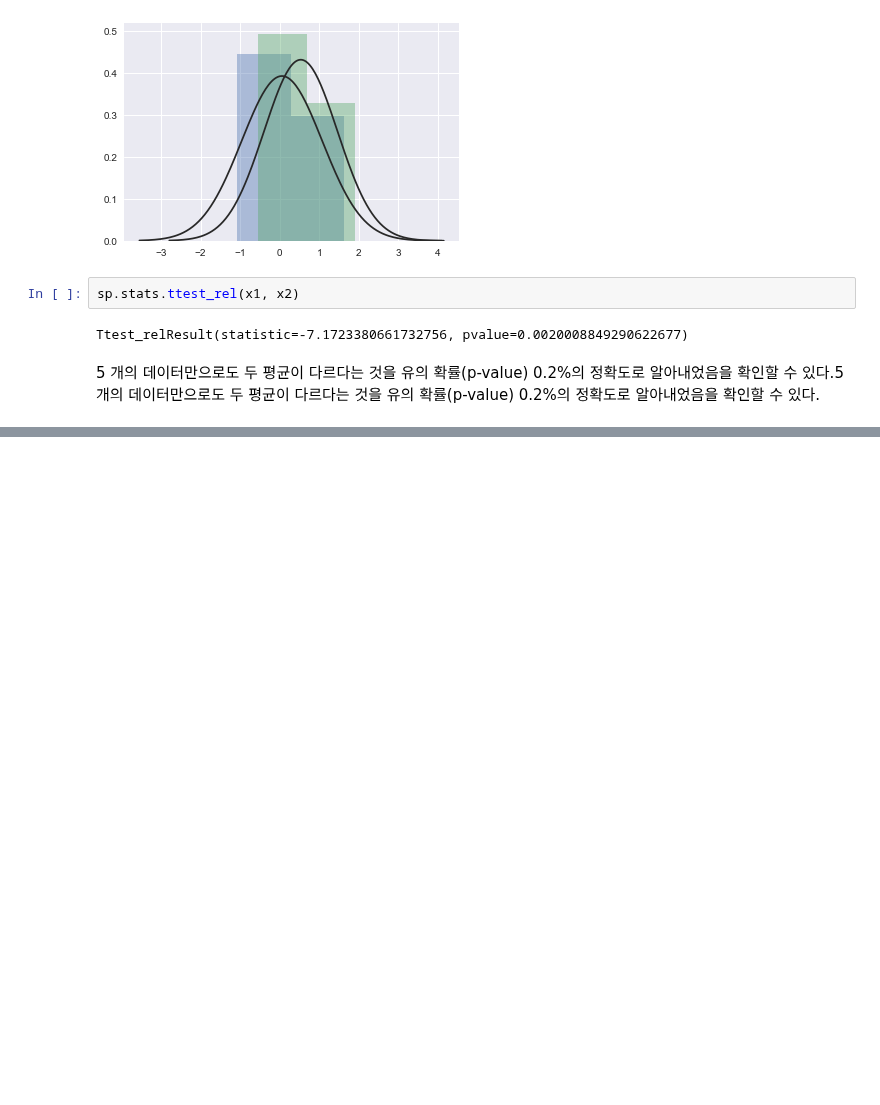
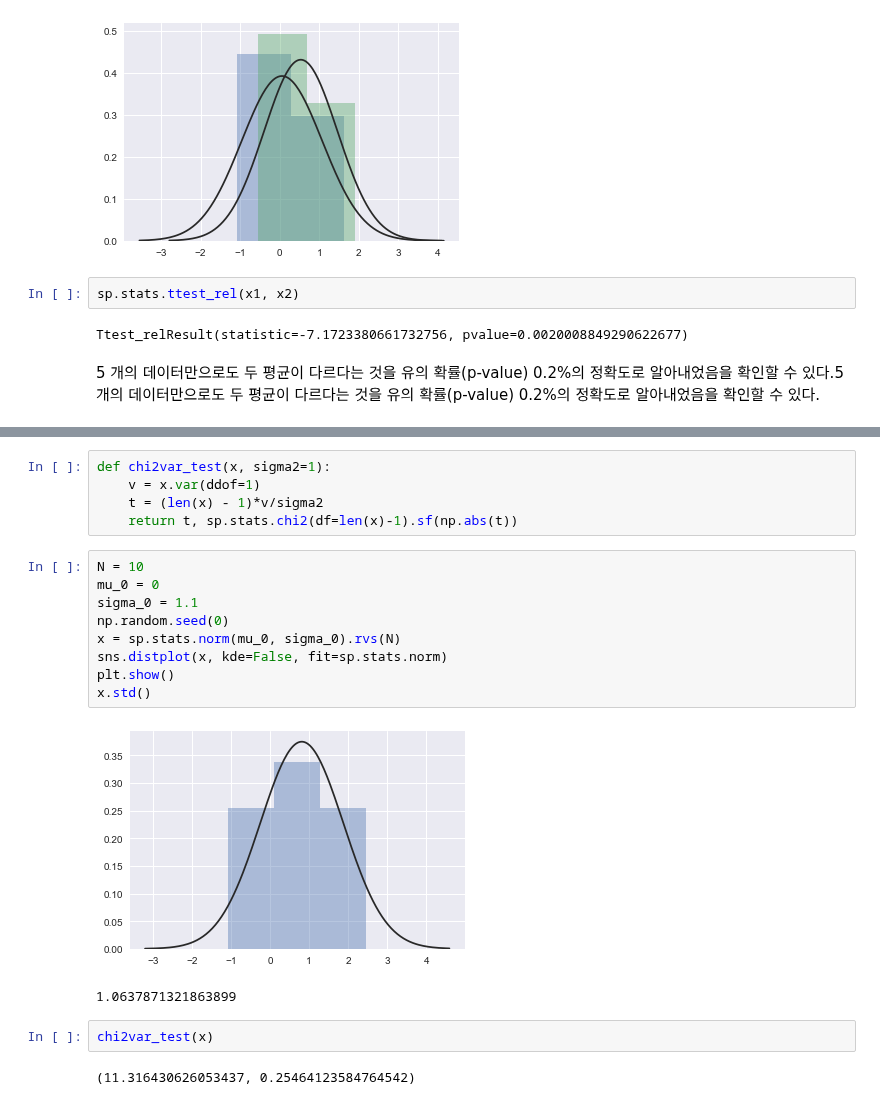
Before and after one commit to cyaai/FC_DSS_5th, a Jupyter notebook: class/Day_18_06.15.2017.ipynb, the cells around one changed output, grey strips where cells are left out. Drawn from its saved outputs; the diff is of its cells as text; blank space fills up the shorter version.

```diff
--- a/class/Day_18_06.15.2017.ipynb
+++ b/class/Day_18_06.15.2017.ipynb
@@ -936,0 +945,21 @@ Ttest_relResult(statistic=-7.1723380661732756, pvalue=0.0020008849290622677)
+# %%
+def chi2var_test(x, sigma2=1):
+    v = x.var(ddof=1)
+    t = (len(x) - 1)*v/sigma2
+    return t, sp.stats.chi2(df=len(x)-1).sf(np.abs(t))
+# %%
+N = 10
+mu_0 = 0
+sigma_0 = 1.1
+np.random.seed(0)
+x = sp.stats.norm(mu_0, sigma_0).rvs(N)
+sns.distplot(x, kde=False, fit=sp.stats.norm)
+plt.show()
+x.std()
+# %% [output]
+[figure, added]
+1.0637871321863899
+# %%
+chi2var_test(x)
+# %% [output]
+(11.316430626053437, 0.25464123584764542)
```
Also changed, not shown: parts of 9 cells of this notebook.
